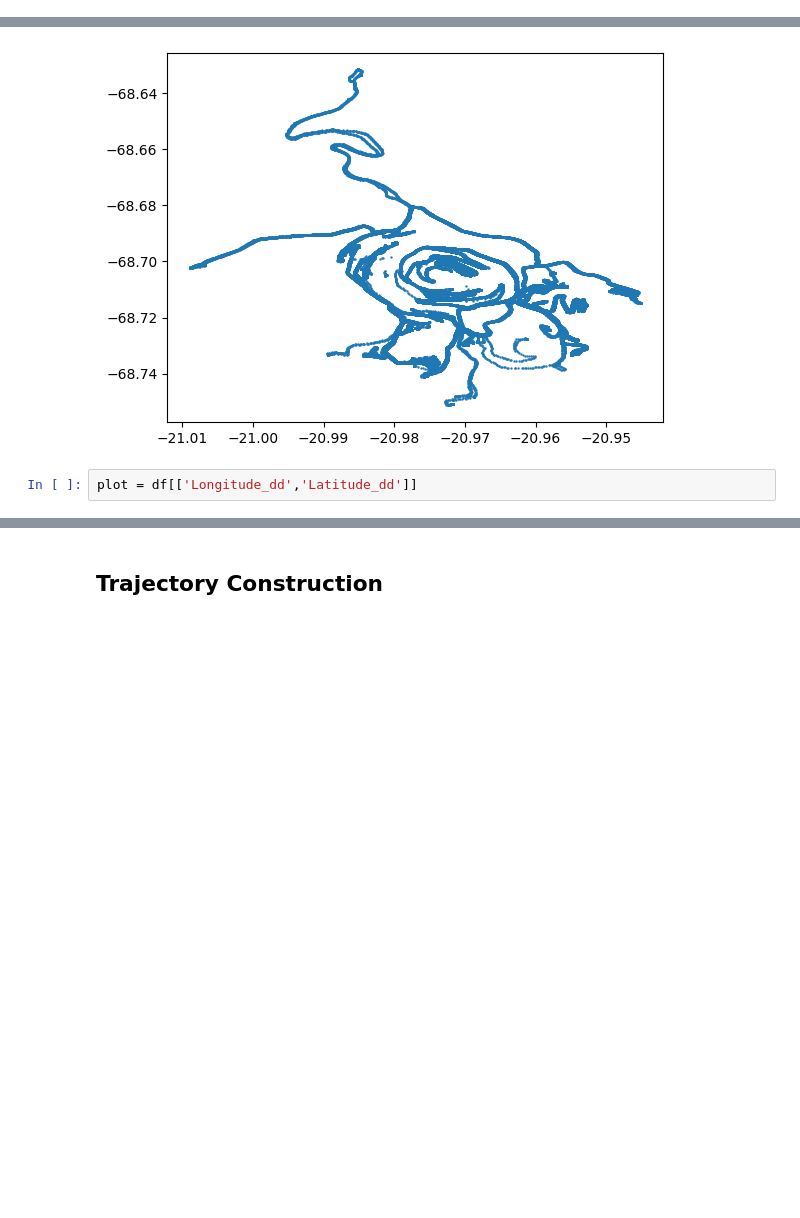
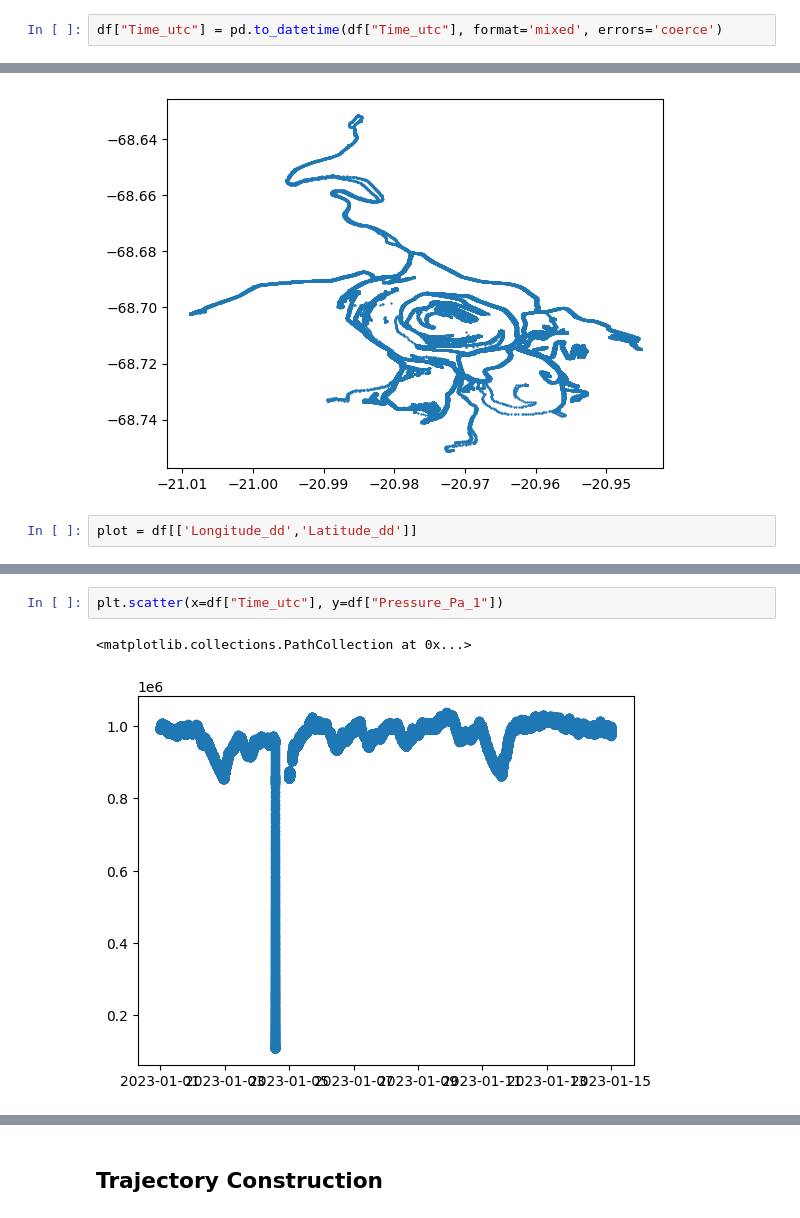
Before and after one commit to Nathan7128/ProjetMichelin, a Jupyter notebook: starter_notebook.ipynb, the cells around one changed output, grey strips where cells are left out. Drawn from its saved outputs; the diff is of its cells as text; blank space fills up the shorter version.

```diff
--- a/starter_notebook.ipynb
+++ b/starter_notebook.ipynb
@@ -23,6 +23,8 @@ df.head()
 | 3 | 2023-01-01 00:00:15.325 | C-132 | Dumper | 993510.833331 | 1.003745e+06 | 856000.0 | 798255.416666 | ... |
 | 4 | 2023-01-01 00:00:20.448 | C-132 | Dumper | 993681.600000 | 1.003659e+06 | 856000.0 | 798340.800000 | ... |
 5 rows × 33 columns
+# %%
+df["Time_utc"] = pd.to_datetime(df["Time_utc"], format='mixed', errors='coerce')
 # %%
 df.columns
 # %% [output]
@@ -45,0 +70,5 @@ plot = df[['Longitude_dd','Latitude_dd']]
+# %%
+plt.scatter(x=df["Time_utc"], y=df["Pressure_Pa_1"])
+# %% [output]
+<matplotlib.collections.PathCollection at 0x...>
+[figure, added]
```
Also changed, not shown: parts of 9 cells of this notebook, 1 other file.
